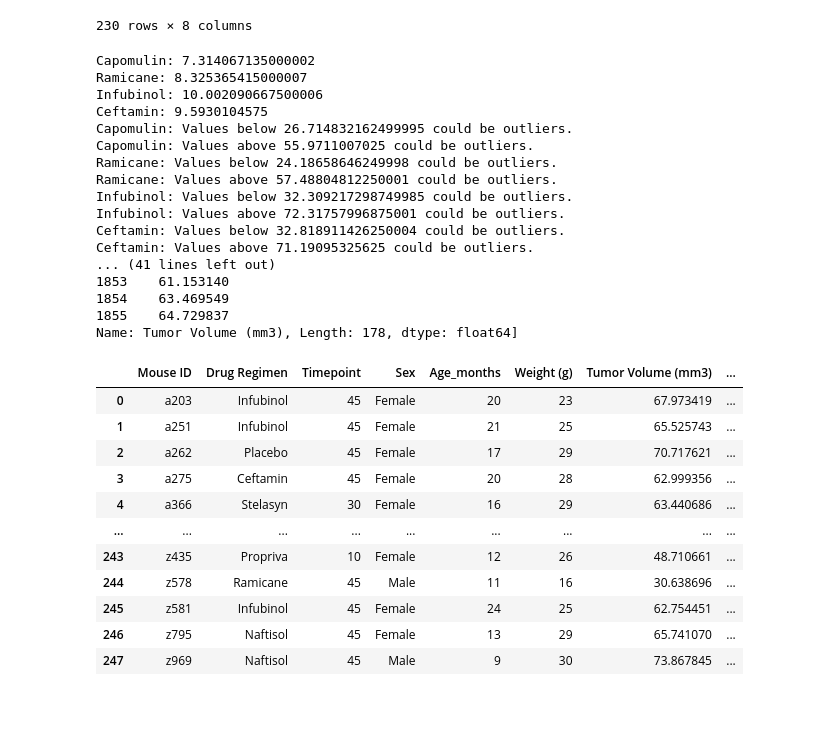
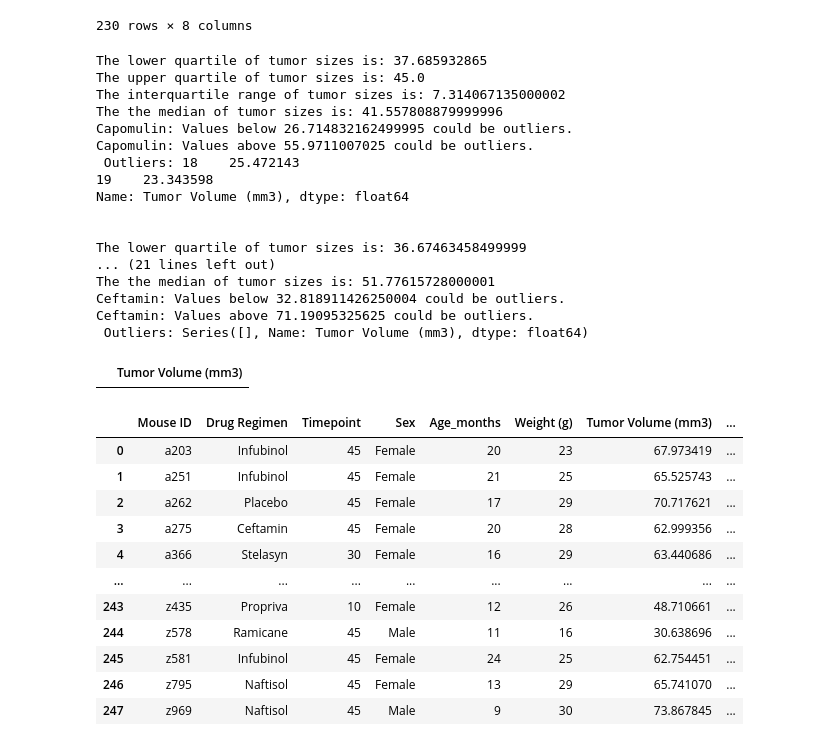
Before and after one commit to AnhLe1194/Matplotlib_challenge, a Jupyter notebook: Pymaceuticals_Starter.ipynb, the cells around one changed output. Drawn from its saved outputs; the diff is of its cells as text; code cells hidden in the pictures; blank space fills up the shorter version.

```diff
--- a/Pymaceuticals_Starter.ipynb
+++ b/Pymaceuticals_Starter.ipynb
@@ -328,16 +324,10 @@ treatment_list = ["Capomulin", "Ramicane", "Infubinol", "Ceftamin"]
 tumor_vol_list = []
 
 # For each treatment in the list, calculate the IQR and quantitatively
-for drug in treatment_list:
-    only_drug = merge_df.loc[merge_df['Drug Regimen'] == drug, :]
-    drug_name = only_drug["Tumor Volume (mm3)"]
-    quartiles = drug_name.quantile([.25,.5,.75])
-    lowerq = quartiles[0.25]
-    upperq = quartiles[0.75]
-    iqr = upperq-lowerq
-    print(f"{drug}: {iqr}")
+# determine if there are any potential outliers.
+# Locate the rows which contain mice on each drug and get the tumor volumes
+# Determine outliers using upper and lower bounds
 
-# determine if there are any potential outliers.
 for drug in treatment_list:
     only_drug = merge_df.loc[merge_df['Drug Regimen'] == drug, :]
     drug_name = only_drug["Tumor Volume (mm3)"]
@@ -346,38 +336,53 @@ for drug in treatment_list:
     upperq = quartiles[0.75]
     iqr = upperq-lowerq
 
+    print(f"The lower quartile of tumor sizes is: {lowerq}")
+    print(f"The upper quartile of tumor sizes is: {upperq}")
+    print(f"The interquartile range of tumor sizes is: {iqr}")
+    print(f"The the median of tumor sizes is: {quartiles[0.5]} ")
+
     lower_bound = lowerq - (1.5*iqr)
     upper_bound = upperq + (1.5*iqr)
 
     print(f"{drug}: Values below {lower_bound} could be outliers.")
     print(f"{drug}: Values above {upper_bound} could be outliers.")
 
-# Locate the rows which contain mice on each drug and get the tumor volumes
-for drug in treatment_list:
-    subset = merge_df.loc[merge_df['Drug Regimen'] == drug, :]
-    drug_name = subset["Tumor Volume (mm3)"]
-    tumor_vol_list.append(drug_name)
-print(tumor_vol_list)
+    tumor_df = pd.DataFrame({"Tumor Volume (mm3)": drug_name})
+    tumor_df
 
-# Determine outliers using upper and lower bounds
+    tumor = pd.DataFrame({"Tumor Volume (mm3)": drug_name})
+    tumor
+    outliers = tumor.loc[(tumor["Tumor Volume (mm3)"] > upper_bound) | (tumor["Tumor Volume (mm3)"] < lower_bound ), :]
+    outliers
+    print(f" Outliers: {outliers['Tumor Volume (mm3)']}")
+    print("\n")
 # %% [output]
-Capomulin: 7.314067135000002
-Ramicane: 8.325365415000007
-Infubinol: 10.002090667500006
-Ceftamin: 9.5930104575
+The lower quartile of tumor sizes is: 37.685932865
+The upper quartile of tumor sizes is: 45.0
+The interquartile range of tumor sizes is: 7.314067135000002
+The the median of tumor sizes is: 41.557808879999996
 Capomulin: Values below 26.714832162499995 could be outliers.
 Capomulin: Values above 55.9711007025 could be outliers.
-Ramicane: Values below 24.18658646249998 could be outliers.
-Ramicane: Values above 57.48804812250001 could be outliers.
-Infubinol: Values below 32.309217298749985 could be outliers.
-Infubinol: Values above 72.31757996875001 could be outliers.
+ Outliers: 18    25.472143
+19    23.343598
+Name: Tumor Volume (mm3), dtype: float64
+
+
+The lower quartile of tumor sizes is: 36.67463458499999
+... (21 lines left out)
+The the median of tumor sizes is: 51.77615728000001
 Ceftamin: Values below 32.818911426250004 could be outliers.
 Ceftamin: Values above 71.19095325625 could be outliers.
-... (41 lines left out)
-1853    61.153140
-1854    63.469549
-1855    64.729837
-Name: Tumor Volume (mm3), Length: 178, dtype: float64]
+ Outliers: Series([], Name: Tumor Volume (mm3), dtype: float64)
+# %%
+only_drug = merge_df.loc[merge_df['Drug Regimen'] == "Infubinol", :]
+drug_name = only_drug["Tumor Volume (mm3)"]
+tumor_df = pd.DataFrame({"Tumor Volume (mm3)": drug_name})
+tumor_df
+outliers = tumor_df.loc[(tumor_df["Tumor Volume (mm3)"] > 72.31757996875001 ) | (tumor_df["Tumor Volume (mm3)"] < 32.309217298749985 ), :]
+outliers
+# %% [output]
+|  | Tumor Volume (mm3) |
 # %%
 # Generate a box plot of the final tumor volume of each mouse across four regimens of interest
 last_tumor
```
Also changed, not shown: parts of 6 cells of this notebook.
